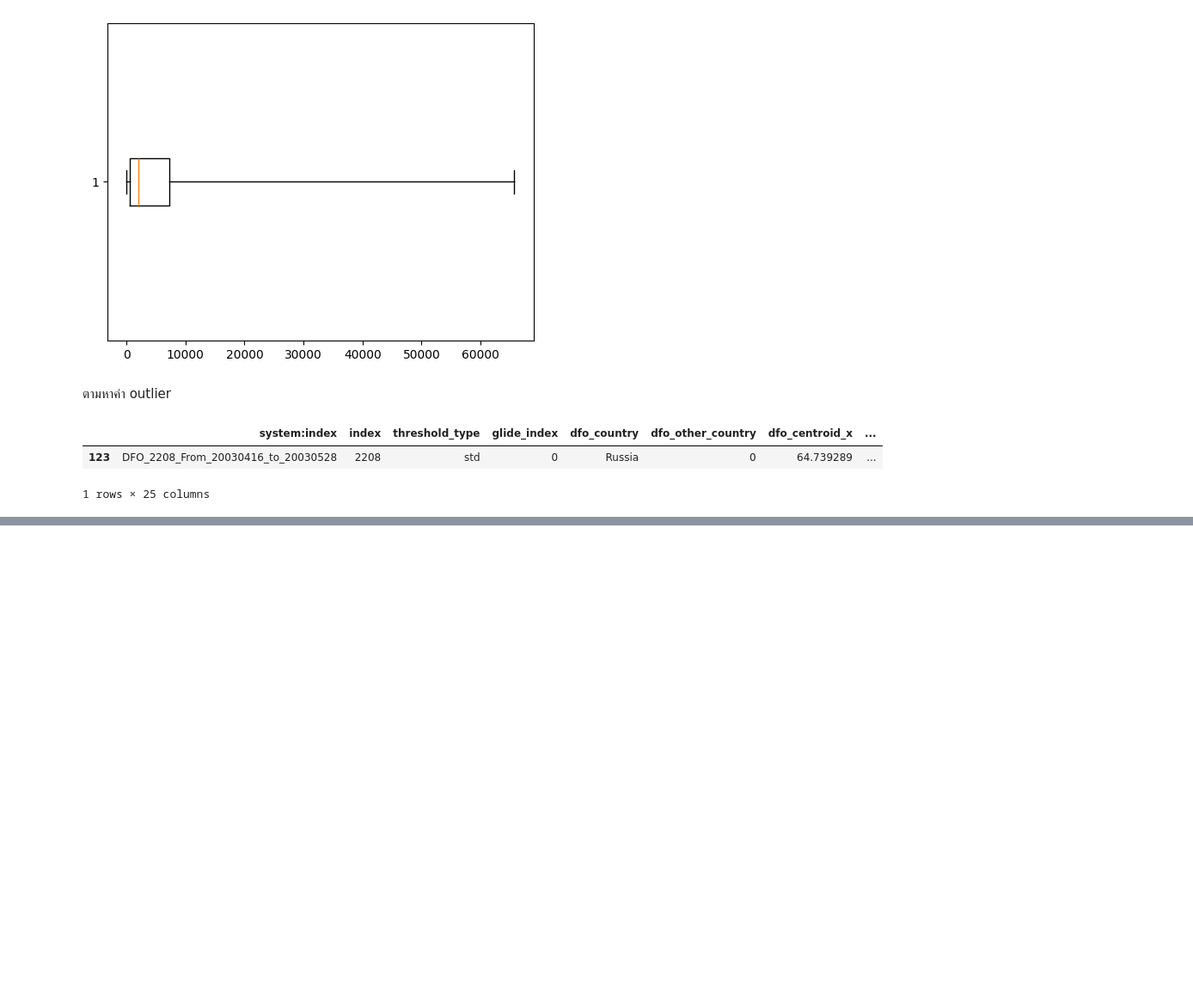
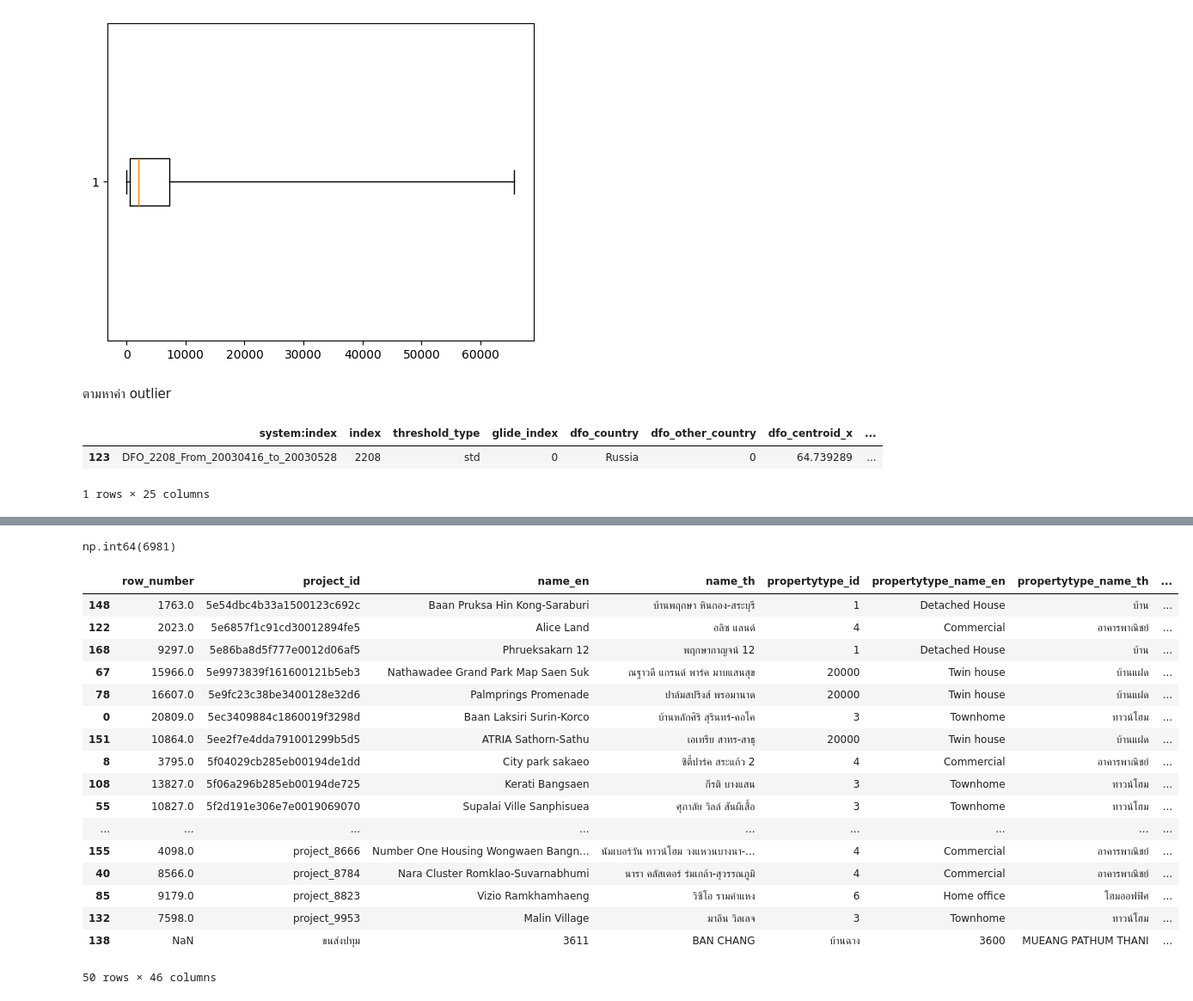
Before and after one commit to AI-Krittaya/BSC_DPDM2025, a Jupyter notebook: Ch3_Data_Prepocessing.ipynb, the cells around one changed output, grey strips where cells are left out. Shown: that part at 86% size. Saved outputs shown, nothing was run; the diff lists cells and outputs as text; code cells hidden in the pictures; blank space fills up the shorter version.

Commit message:
Data Integration X + HW3

```diff
--- a/Ch3_Data_Prepocessing.ipynb
+++ b/Ch3_Data_Prepocessing.ipynb
@@ -428,0 +439,2 @@ flood[flood['gfd_area'] == outputbox['fliers'][0].get_xdata()[0]]
+# %%
+project_df = pd.read_csv('/content/drive/MyDrive/BSC_DPDM2025/data/Copy of opendata_project-2.csv')
@@ -428,0 +472,3 @@ flood[flood['gfd_area'] == outputbox['fliers'][0].get_xdata()[0]]
+# %%
+unit_df = pd.read_csv('/content/drive/MyDrive/BSC_DPDM2025/data/Copy of opendata_unittype-2.csv')
+unit_df
@@ -428,0 +512,6 @@ flood[flood['gfd_area'] == outputbox['fliers'][0].get_xdata()[0]]
+# %%
+unit_df['project_id'].map(project_df.set_index('project_id')['name_th','developer_name_en',
+                                                             'neighborhood_name_th','subdistrict_name_th',
+                                                             'district_name_th','province_name_th'])
+# %%
+unit_df['project_id'].map(project_df.set_index('project_id')['name_th'])
@@ -428,0 +541,25 @@ flood[flood['gfd_area'] == outputbox['fliers'][0].get_xdata()[0]]
+# %%
+project_df.duplicated(subset=['project_id'], keep=False).sum()
+# %% [output]
+np.int64(6981)
+# %%
+project_df[project_df.duplicated(subset=['project_id'], keep=False)].head(50).sort_values('project_id')
+# %% [output]
+|  | row_number | project_id | name_en | name_th | propertytype_id | propertytype_name_en | propertytype_name_th | ... |
+| 148 | 1763.0 | 5e54dbc4b33a1500123c692c | Baan Pruksa Hin Kong-Saraburi | บ้านพฤกษา หินกอง-สระบุรี | 1 | Detached House | บ้าน | ... |
+| 122 | 2023.0 | 5e6857f1c91cd30012894fe5 | Alice Land | อลิซ แลนด์ | 4 | Commercial | อาคารพาณิชย์ | ... |
+| 168 | 9297.0 | 5e86ba8d5f777e0012d06af5 | Phrueksakarn 12 | พฤกษากาญจน์ 12 | 1 | Detached House | บ้าน | ... |
+| 67 | 15966.0 | 5e9973839f161600121b5eb3 | Nathawadee Grand Park Map Saen Suk | ณฐาวดี แกรนด์ พาร์ค มาบแสนสุข | 20000 | Twin house | บ้านแฝด | ... |
+| 78 | 16607.0 | 5e9fc23c38be3400128e32d6 | Palmprings Promenade | ปาล์มสปริงส์ พรอมานาด | 20000 | Twin house | บ้านแฝด | ... |
+| 0 | 20809.0 | 5ec3409884c1860019f3298d | Baan Laksiri Surin-Korco | บ้านหลักศิริ สุรินทร์-คอโค | 3 | Townhome | ทาวน์โฮม | ... |
+| 151 | 10864.0 | 5ee2f7e4dda791001299b5d5 | ATRIA Sathorn-Sathu | เอเทรีย สาทร-สาธุ | 20000 | Twin house | บ้านแฝด | ... |
+| 8 | 3795.0 | 5f04029cb285eb00194de1dd | City park sakaeo | ซิตี้ปาร์ค สระแก้ว 2 | 4 | Commercial | อาคารพาณิชย์ | ... |
+| 108 | 13827.0 | 5f06a296b285eb00194de725 | Kerati Bangsaen | กีรติ บางแสน | 3 | Townhome | ทาวน์โฮม | ... |
+| 55 | 10827.0 | 5f2d191e306e7e0019069070 | Supalai Ville Sanphisuea | ศุภาลัย วิลล์ สันผีเสื้อ | 3 | Townhome | ทาวน์โฮม | ... |
+| ... | ... | ... | ... | ... | ... | ... | ... | ... |
+| 155 | 4098.0 | project_8666 | Number One Housing Wongwaen Bangn... | นัมเบอร์วัน ทาวน์โฮม วงแหวนบางนา-... | 4 | Commercial | อาคารพาณิชย์ | ... |
+| 40 | 8566.0 | project_8784 | Nara Cluster Romklao-Suvarnabhumi | นารา คลัสเตอร์ ร่มเกล้า-สุวรรณภูมิ | 4 | Commercial | อาคารพาณิชย์ | ... |
+| 85 | 9179.0 | project_8823 | Vizio Ramkhamhaeng | วิซีโอ รามคำแหง | 6 | Home office | โฮมออฟฟิศ | ... |
+| 132 | 7598.0 | project_9953 | Malin Village | มาลิน วิลเลจ | 3 | Townhome | ทาวน์โฮม | ... |
+| 138 | NaN | ขนส่งปทุม | 3611 | BAN CHANG | บ้านฉาง | 3600 | MUEANG PATHUM THANI | ... |
+50 rows × 46 columns
```
Also changed, not shown: parts of 24 cells of this notebook.
